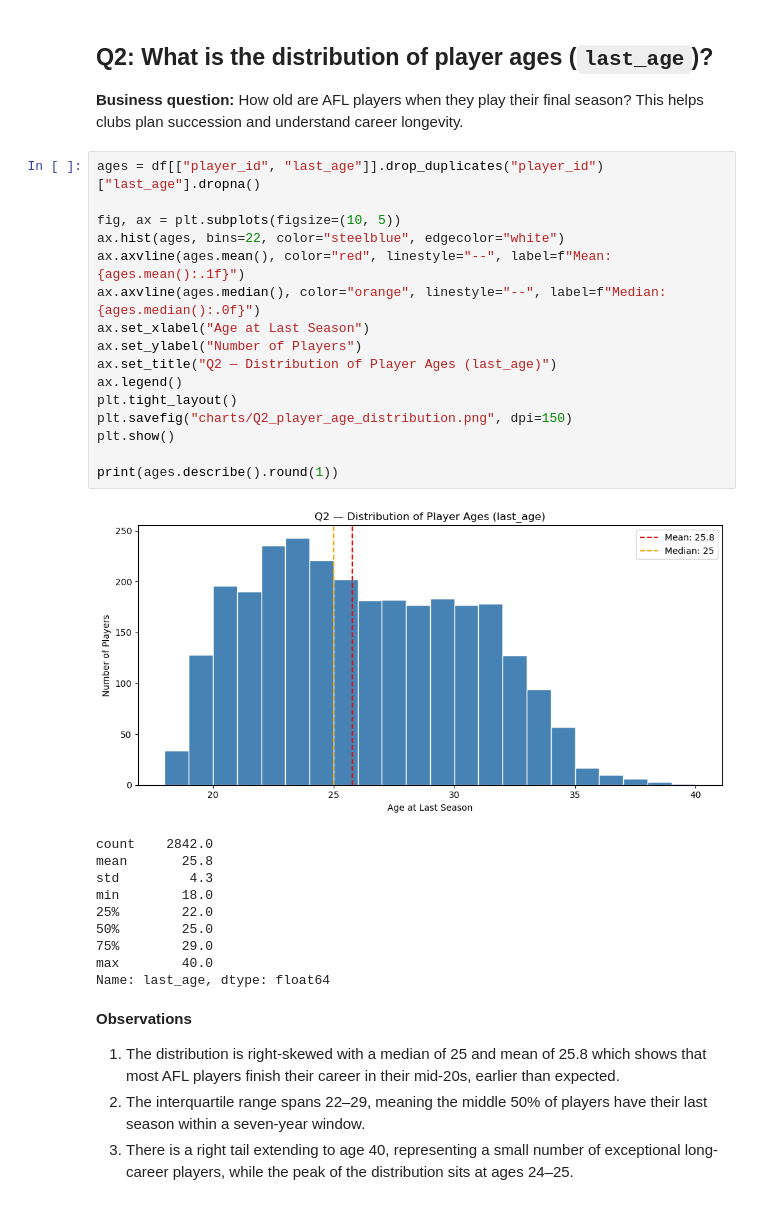
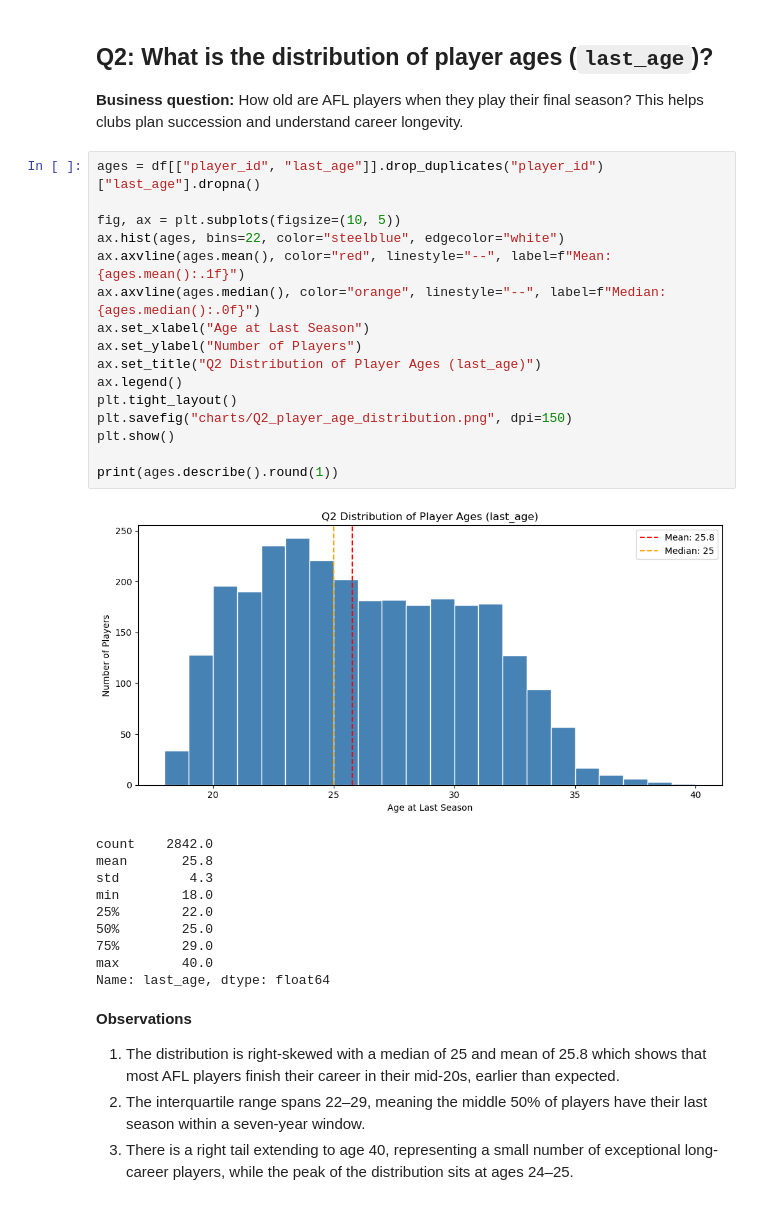
Before and after one commit to Dev-Squad-2-0/rania-shoaib, a Jupyter notebook: Week-1/Day-7/EDA_AFL.ipynb, the cells around one changed output. Saved outputs shown, nothing was run; the diff lists cells and outputs as text.

```diff
--- a/Week-1/Day-7/EDA_AFL.ipynb
+++ b/Week-1/Day-7/EDA_AFL.ipynb
@@ -47,21 +47,21 @@ plt.show()
 # %%
 ages = df[["player_id", "last_age"]].drop_duplicates("player_id")["last_age"].dropna()
 
 fig, ax = plt.subplots(figsize=(10, 5))
 ax.hist(ages, bins=22, color="steelblue", edgecolor="white")
 ax.axvline(ages.mean(), color="red", linestyle="--", label=f"Mean: {ages.mean():.1f}")
 ax.axvline(ages.median(), color="orange", linestyle="--", label=f"Median: {ages.median():.0f}")
 ax.set_xlabel("Age at Last Season")
 ax.set_ylabel("Number of Players")
-ax.set_title("Q2 — Distribution of Player Ages (last_age)")
+ax.set_title("Q2 Distribution of Player Ages (last_age)")
 ax.legend()
 plt.tight_layout()
 plt.savefig("charts/Q2_player_age_distribution.png", dpi=150)
 plt.show()
 
 print(ages.describe().round(1))
 # %% [output]
-[figure, old version]
+[figure, new version]
 count    2842.0
 mean       25.8
 std         4.3
```
Also changed, not shown: parts of 7 cells of this notebook, 7 other files.
